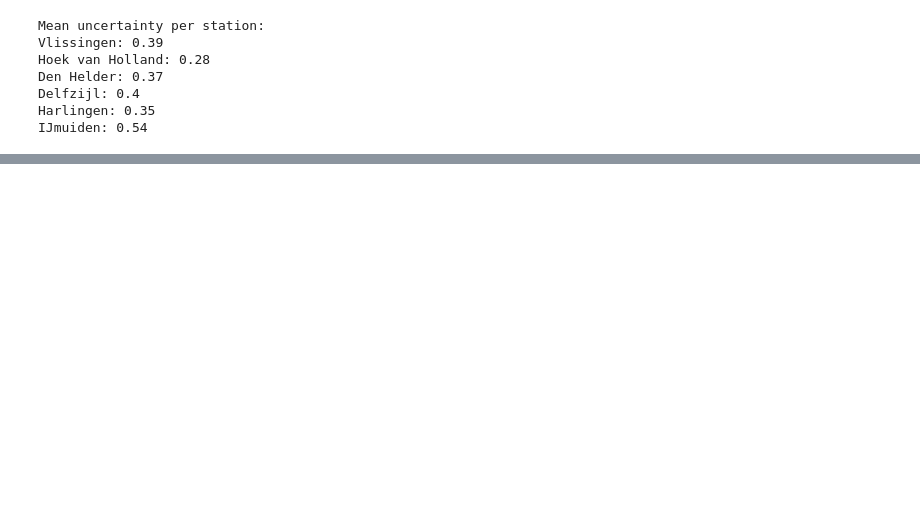
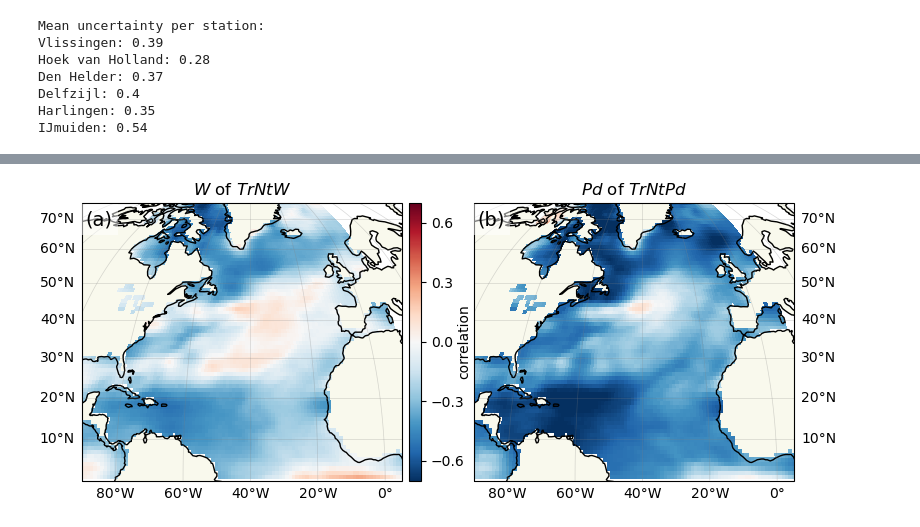
Before and after one commit to KNMI-sealevel/NetherlandsSeaLevelAcceleration, a Jupyter notebook: figures.ipynb, the cells around one changed output, grey strips where cells are left out. Saved outputs shown, nothing was run; the diff lists cells and outputs as text; code cells hidden in the pictures; blank space fills up the shorter version.

```diff
--- a/figures.ipynb
+++ b/figures.ipynb
@@ -511,26 +535,20 @@ for station in stations:
     ser_tgstations.append(rates_tgstations.std(axis=1))
 # %%
 list_st = [1900, 1920, 1940, 1960, 1980, 2000]
-
-fig, axs = plt.subplots(1, 2, figsize=(8,4))
+fig, axs = plt.subplots(1, 2, figsize=(8,3.1), constrained_layout=True)
 
 # Panel 1
 for idx, station in enumerate(stations):
-
     axs[0].plot(rates_q_tgstations[idx].index, rates_q_tgstations[idx]['0.5'], label = station)
-
 
 axs[0].set_xlabel('Time [years]')
 axs[0].set_ylabel('Sea level rate [mm/yr]')
 axs[0].grid()
 axs[0].text(0.01, 0.92, panels[0], transform=axs[0].transAxes, size=14)
 
-
 # Panel 2
 for idx, station in enumerate(stations):
-
     axs[1].plot(ser_tgstations[idx].index, ser_tgstations[idx].values, label = station)
-
 
 axs[1].set_xlabel('Time [years]')
 axs[1].set_ylabel('Rate standard error [mm/yr]')
@@ -538,8 +556,10 @@ axs[1].legend()
 axs[1].grid()
 axs[1].text(0.01, 0.92, panels[1], transform=axs[1].transAxes, size=14)
 
+for i in range(2):
+    axs[i].set_xlim((1887,2024))
 
 
-fig.tight_layout()
 plt.savefig(f'./figures/RateSeaLevelTrendStations_{model}_{bootsize}.pdf', dpi=150)
+plt.savefig(f'./figures/FigB1.pdf', dpi=150)
 # %% [output]
@@ -751,0 +585,4 @@ plt.tight_layout()
+# %%
+# correlation map
+ds = xr.open_dataset('data/COBE-SST/cobe_sst.nc')
+ds
@@ -751,0 +602,37 @@ plt.tight_layout()
+# %%
+f = plt.figure(figsize=(8,3.3), constrained_layout=True)
+# ax0 = f.add_axes([.01,.01,.98,.98])
+
+for i in range(2):
+    model = ['NearestPointAverage2','PressureDifference'][i]
+    c = ['C1','C0'][i]
+    ax1 = f.add_axes([.055+i*.49,.07,.4,.88], projection=ccrs.Mollweide(central_longitude=-40))
+    ax1.set_extent([-90,5,0,70])
+    ax1.set_title([r'$W$ of $TrNtW$',r'$Pd$ of $TrNtPd$'][i])
+
+    map = plt.pcolormesh(ds.lon, ds.lat, ds.r.sel(wind_model=model),
+                         transform=ccrs.PlateCarree(),
+                         vmin=-.7, vmax=.7, cmap='RdBu_r')
+
+    ax1.add_feature(cf.LAND, color='beige', alpha=.5)
+    ax1.coastlines()
+    gl = ax1.gridlines(draw_labels=True, x_inline=False, y_inline=False,
+                       xlocs=np.arange(-160,180,20), ylocs=np.arange(-90,90,10),
+                       linewidth=.5, color='gray', alpha=0.3
+                       )
+
+    if i==0: gl.right_labels = False
+    else:    gl.left_labels  = False
+    gl.top_labels = False
+
+    props = {'facecolor':'white', 'alpha':0.5, 'linewidth':0}
+    ax1.text(0.01, 0.92, f'({["a","b"][i]})', transform=ax1.transAxes, size=14, bbox=props)
+
+f.canvas.draw()
+pos = ax1.get_position()
+cax = f.add_axes([0.464, pos.y0, 0.015, pos.y1-pos.y0])
+cb = f.colorbar(map, cax=cax, orientation='vertical', ticks=np.arange(-.6,.7,.3))
+cb.set_label('correlation', labelpad=-5)
+plt.savefig('figures/FigC1.png', dpi=600)
+# %% [output]
+[figure, added]
```
Also changed, not shown: parts of 20 cells of this notebook, 4 other files.
